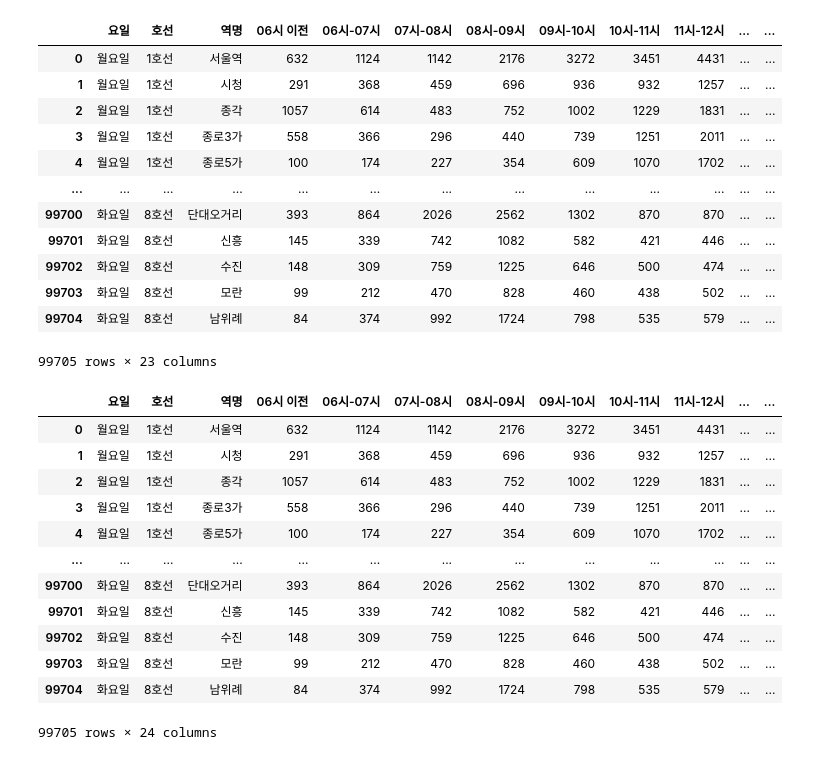
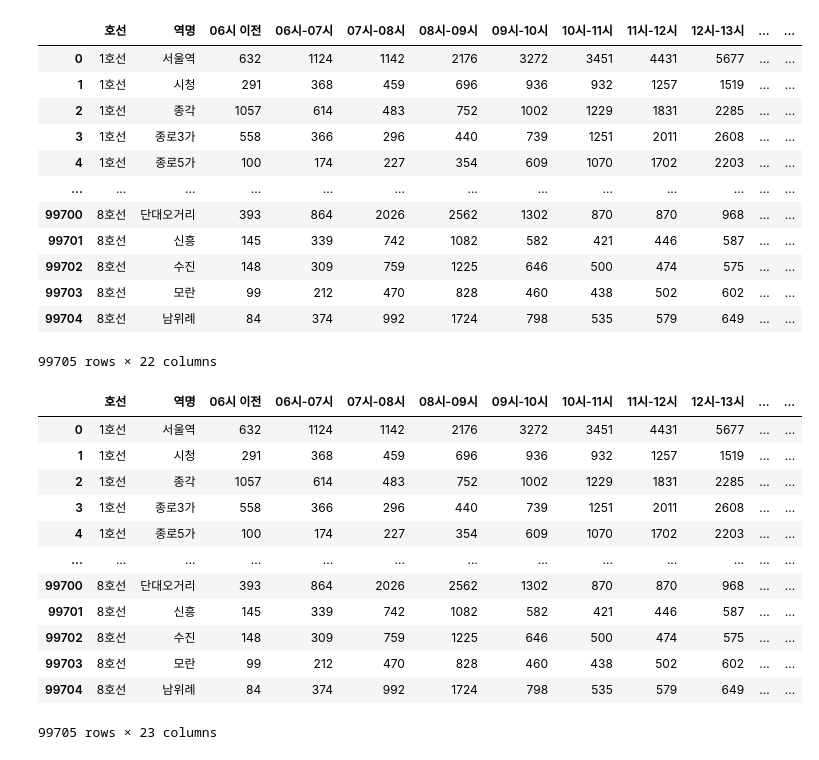
Before and after one commit to lune0524/data_last_seoul, a Jupyter notebook: so/subway_line(2024).ipynb, the cells around one changed output. Drawn from its saved outputs; the diff is of its cells as text; code cells hidden in the pictures.

```diff
--- a/so/subway_line(2024).ipynb
+++ b/so/subway_line(2024).ipynb
@@ -37,57 +37,57 @@ df
 # %%
 # 시간대(승-하차 인원) 컬럼만 추출
 time_cols = df.columns.difference(
-    ["요일", "호선", "역명", "구분"]
+    ["호선", "역명", "구분"]
 )
 
 # 두 행씩 묶을 ‘pair’ 번호 부여
 df["pair"] = df.index // 2          # 0,0,1,1,2,2 …
 
 # 승차·하차 합계 계산
 sum_df = df.groupby("pair")[time_cols].sum()
 
 # 날짜·역명 등 메타데이터는 짝수행(승차)에서만 가져옴
 meta = (
-    df.loc[df.index % 2 == 0, ["요일", "호선", "역명", "구분"]]
+    df.loc[df.index % 2 == 0, ["호선", "역명", "구분"]]
       .set_index(df.loc[df.index % 2 == 0, "pair"])
 )
 
 # 합치고 정리
 df = pd.concat([meta, sum_df], axis=1).reset_index(drop=True)
 df = df.drop(columns=["구분"], axis=1)
 
 df
 # %% [output]
-|  | 요일 | 호선 | 역명 | 06시 이전 | 06시-07시 | 07시-08시 | 08시-09시 | 09시-10시 | 10시-11시 | 11시-12시 | ... | ... |
-| 0 | 월요일 | 1호선 | 서울역 | 632 | 1124 | 1142 | 2176 | 3272 | 3451 | 4431 | ... | ... |
-| 1 | 월요일 | 1호선 | 시청 | 291 | 368 | 459 | 696 | 936 | 932 | 1257 | ... | ... |
-| 2 | 월요일 | 1호선 | 종각 | 1057 | 614 | 483 | 752 | 1002 | 1229 | 1831 | ... | ... |
-| 3 | 월요일 | 1호선 | 종로3가 | 558 | 366 | 296 | 440 | 739 | 1251 | 2011 | ... | ... |
-| 4 | 월요일 | 1호선 | 종로5가 | 100 | 174 | 227 | 354 | 609 | 1070 | 1702 | ... | ... |
+|  | 호선 | 역명 | 06시 이전 | 06시-07시 | 07시-08시 | 08시-09시 | 09시-10시 | 10시-11시 | 11시-12시 | 12시-13시 | ... | ... |
+| 0 | 1호선 | 서울역 | 632 | 1124 | 1142 | 2176 | 3272 | 3451 | 4431 | 5677 | ... | ... |
+| 1 | 1호선 | 시청 | 291 | 368 | 459 | 696 | 936 | 932 | 1257 | 1519 | ... | ... |
+| 2 | 1호선 | 종각 | 1057 | 614 | 483 | 752 | 1002 | 1229 | 1831 | 2285 | ... | ... |
+| 3 | 1호선 | 종로3가 | 558 | 366 | 296 | 440 | 739 | 1251 | 2011 | 2608 | ... | ... |
+| 4 | 1호선 | 종로5가 | 100 | 174 | 227 | 354 | 609 | 1070 | 1702 | 2203 | ... | ... |
 | ... | ... | ... | ... | ... | ... | ... | ... | ... | ... | ... | ... | ... |
-| 99700 | 화요일 | 8호선 | 단대오거리 | 393 | 864 | 2026 | 2562 | 1302 | 870 | 870 | ... | ... |
-| 99701 | 화요일 | 8호선 | 신흥 | 145 | 339 | 742 | 1082 | 582 | 421 | 446 | ... | ... |
-| 99702 | 화요일 | 8호선 | 수진 | 148 | 309 | 759 | 1225 | 646 | 500 | 474 | ... | ... |
-| 99703 | 화요일 | 8호선 | 모란 | 99 | 212 | 470 | 828 | 460 | 438 | 502 | ... | ... |
-| 99704 | 화요일 | 8호선 | 남위례 | 84 | 374 | 992 | 1724 | 798 | 535 | 579 | ... | ... |
+| 99700 | 8호선 | 단대오거리 | 393 | 864 | 2026 | 2562 | 1302 | 870 | 870 | 968 | ... | ... |
+| 99701 | 8호선 | 신흥 | 145 | 339 | 742 | 1082 | 582 | 421 | 446 | 587 | ... | ... |
+| 99702 | 8호선 | 수진 | 148 | 309 | 759 | 1225 | 646 | 500 | 474 | 575 | ... | ... |
+| 99703 | 8호선 | 모란 | 99 | 212 | 470 | 828 | 460 | 438 | 502 | 602 | ... | ... |
+| 99704 | 8호선 | 남위례 | 84 | 374 | 992 | 1724 | 798 | 535 | 579 | 649 | ... | ... |
-99705 rows × 23 columns
+99705 rows × 22 columns
 # %%
 clos = df.columns[5:]
-df['총합'] = df[clos].sum(axis=1)
+df['하루_유동인구'] = df[clos].sum(axis=1)
 df
 # %% [output]
-|  | 요일 | 호선 | 역명 | 06시 이전 | 06시-07시 | 07시-08시 | 08시-09시 | 09시-10시 | 10시-11시 | 11시-12시 | ... | ... |
-| 0 | 월요일 | 1호선 | 서울역 | 632 | 1124 | 1142 | 2176 | 3272 | 3451 | 4431 | ... | ... |
-| 1 | 월요일 | 1호선 | 시청 | 291 | 368 | 459 | 696 | 936 | 932 | 1257 | ... | ... |
-| 2 | 월요일 | 1호선 | 종각 | 1057 | 614 | 483 | 752 | 1002 | 1229 | 1831 | ... | ... |
-| 3 | 월요일 | 1호선 | 종로3가 | 558 | 366 | 296 | 440 | 739 | 1251 | 2011 | ... | ... |
-| 4 | 월요일 | 1호선 | 종로5가 | 100 | 174 | 227 | 354 | 609 | 1070 | 1702 | ... | ... |
+|  | 호선 | 역명 | 06시 이전 | 06시-07시 | 07시-08시 | 08시-09시 | 09시-10시 | 10시-11시 | 11시-12시 | 12시-13시 | ... | ... |
+| 0 | 1호선 | 서울역 | 632 | 1124 | 1142 | 2176 | 3272 | 3451 | 4431 | 5677 | ... | ... |
+| 1 | 1호선 | 시청 | 291 | 368 | 459 | 696 | 936 | 932 | 1257 | 1519 | ... | ... |
+| 2 | 1호선 | 종각 | 1057 | 614 | 483 | 752 | 1002 | 1229 | 1831 | 2285 | ... | ... |
+| 3 | 1호선 | 종로3가 | 558 | 366 | 296 | 440 | 739 | 1251 | 2011 | 2608 | ... | ... |
+| 4 | 1호선 | 종로5가 | 100 | 174 | 227 | 354 | 609 | 1070 | 1702 | 2203 | ... | ... |
 | ... | ... | ... | ... | ... | ... | ... | ... | ... | ... | ... | ... | ... |
-| 99700 | 화요일 | 8호선 | 단대오거리 | 393 | 864 | 2026 | 2562 | 1302 | 870 | 870 | ... | ... |
-| 99701 | 화요일 | 8호선 | 신흥 | 145 | 339 | 742 | 1082 | 582 | 421 | 446 | ... | ... |
-| 99702 | 화요일 | 8호선 | 수진 | 148 | 309 | 759 | 1225 | 646 | 500 | 474 | ... | ... |
-| 99703 | 화요일 | 8호선 | 모란 | 99 | 212 | 470 | 828 | 460 | 438 | 502 | ... | ... |
-| 99704 | 화요일 | 8호선 | 남위례 | 84 | 374 | 992 | 1724 | 798 | 535 | 579 | ... | ... |
+| 99700 | 8호선 | 단대오거리 | 393 | 864 | 2026 | 2562 | 1302 | 870 | 870 | 968 | ... | ... |
+| 99701 | 8호선 | 신흥 | 145 | 339 | 742 | 1082 | 582 | 421 | 446 | 587 | ... | ... |
+| 99702 | 8호선 | 수진 | 148 | 309 | 759 | 1225 | 646 | 500 | 474 | 575 | ... | ... |
+| 99703 | 8호선 | 모란 | 99 | 212 | 470 | 828 | 460 | 438 | 502 | 602 | ... | ... |
+| 99704 | 8호선 | 남위례 | 84 | 374 | 992 | 1724 | 798 | 535 | 579 | 649 | ... | ... |
-99705 rows × 24 columns
+99705 rows × 23 columns
 # %%
 # 호선별 평균 유동인구 계산
```
Also changed, not shown: parts of 4 cells of this notebook, 1 other file.
